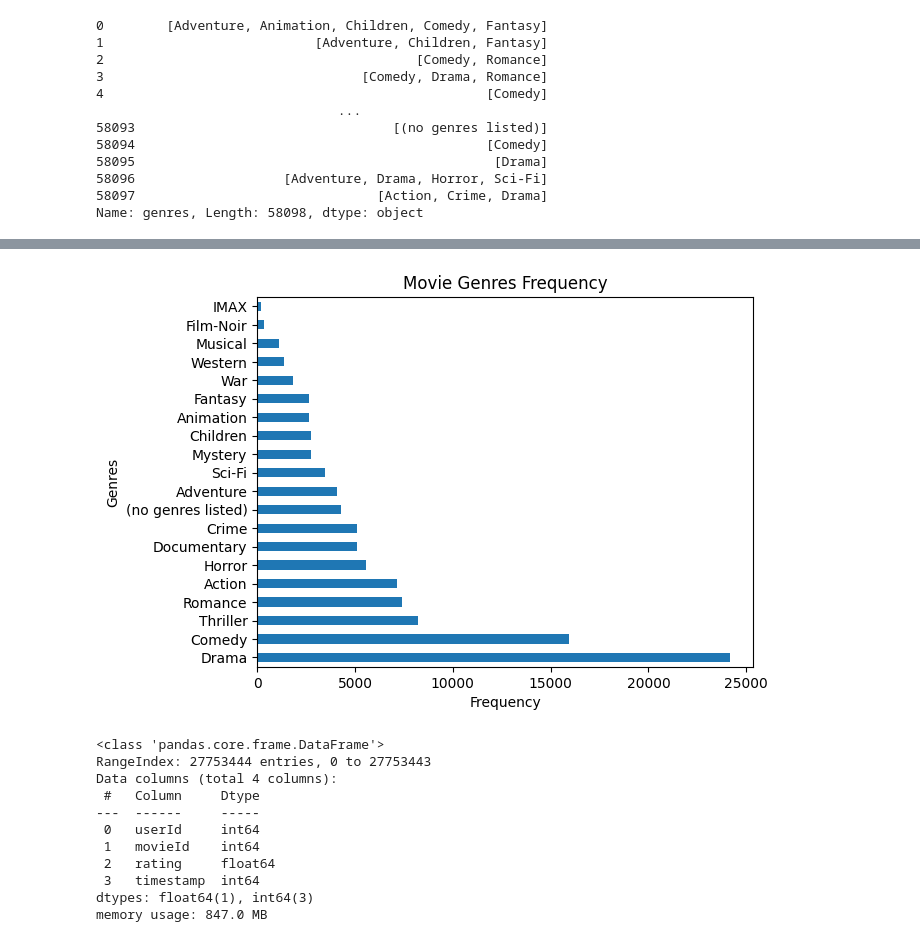
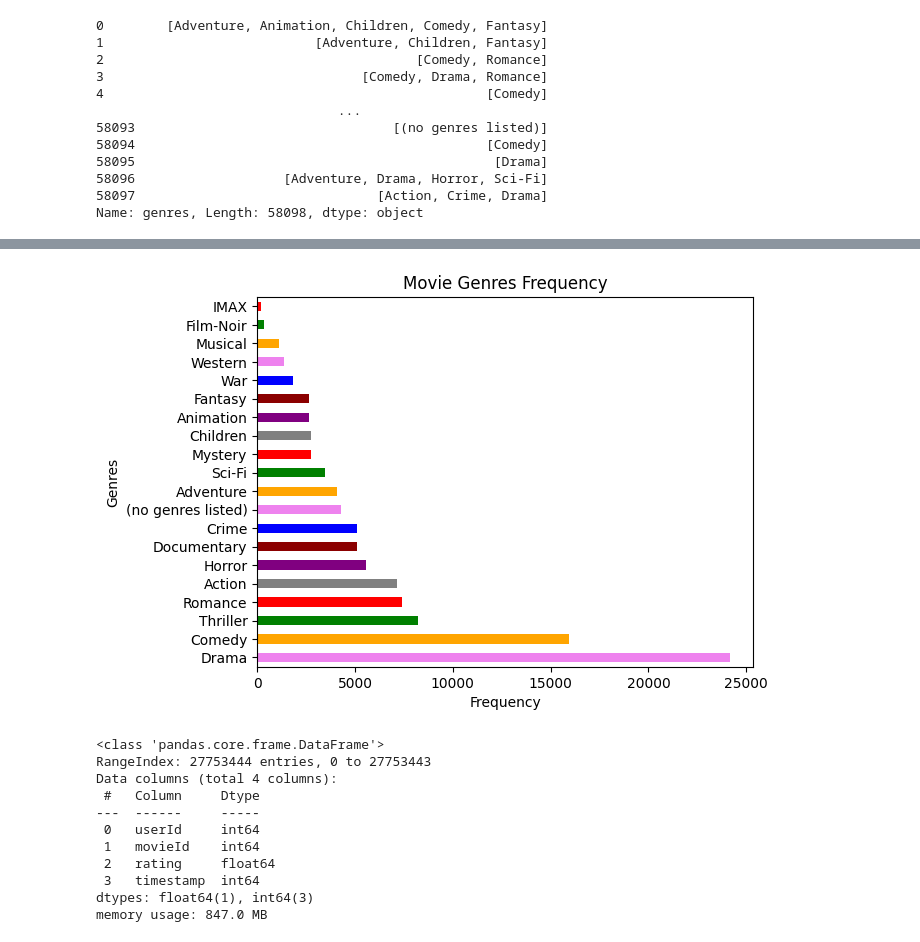
Before and after one commit to VineelaNedunuri/Machine-Learning-vineela-nedunuri, a Jupyter notebook: Labb/Rekommender_system.ipynb, the cells around one changed output, grey strips where cells are left out. Cells and saved outputs as stored; diff of their text form; code cells hidden in the pictures.

```diff
--- a/Labb/Rekommender_system.ipynb
+++ b/Labb/Rekommender_system.ipynb
@@ -121,10 +133,16 @@ dtype: int64
 # %%
 # To plot the movies genres using bar plot
 
-movies_gen.plot(kind='barh', xlabel='Frequency', ylabel='Genres', title='Movie Genres Frequency')
+movies_gen.plot(
+    kind="barh",
+    xlabel="Frequency",
+    ylabel="Genres",
+    title="Movie Genres Frequency",
+    color=["violet","orange","green","red","grey","purple","darkred","blue"],
+)
 plt.show()
 # %% [output]
-[figure, old version]
+[figure, new version]
 # %%
 df_ratings.info() # 4 columns, 27753444 rows
 # %% [output]
```
Also changed, not shown: parts of 29 cells of this notebook.
